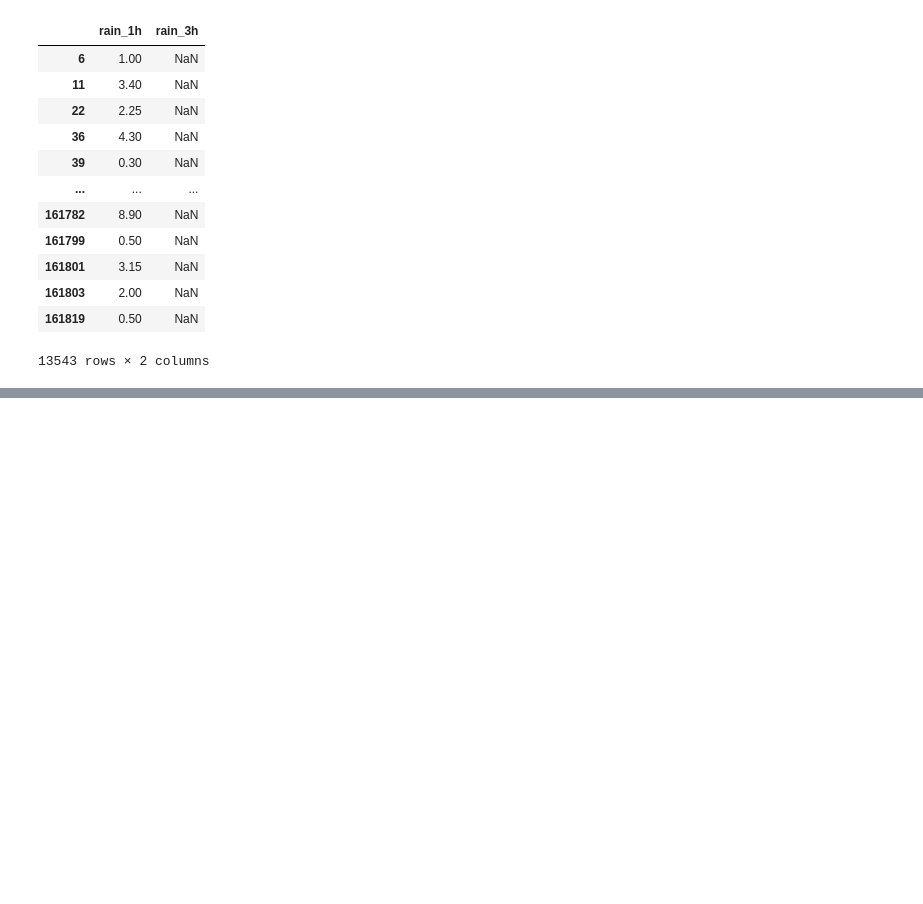
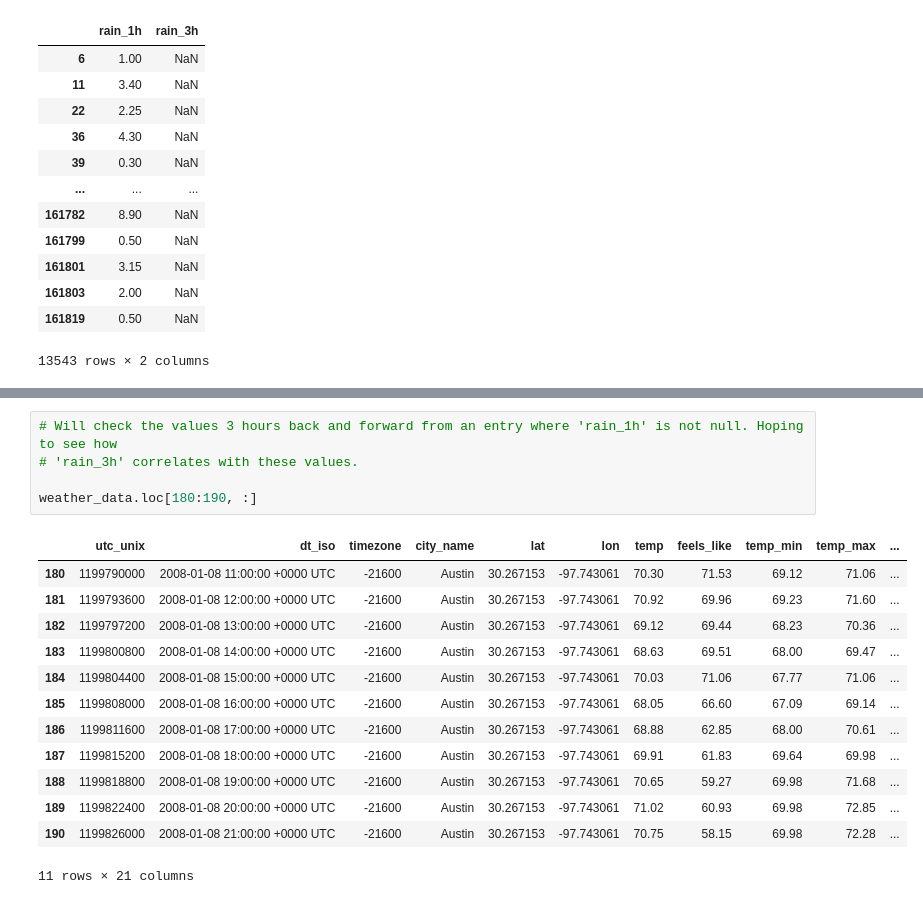
Before and after one commit to JacksonPeoples/Springboard, a Jupyter notebook: CapstoneTwo/DataWranglingFinal.ipynb, the cells around one changed output, grey strips where cells are left out. Saved outputs shown, nothing was run; the diff lists cells and outputs as text; blank space fills up the shorter version.

```diff
--- a/CapstoneTwo/DataWranglingFinal.ipynb
+++ b/CapstoneTwo/DataWranglingFinal.ipynb
@@ -402,0 +491,19 @@ df[['rain_1h','rain_3h']][df['rain_3h'].isna()][df['rain_1h'].notna()]
+# %%
+# Will check the values 3 hours back and forward from an entry where 'rain_1h' is not null. Hoping to see how
+# 'rain_3h' correlates with these values.
+
+weather_data.loc[180:190, :]
+# %% [output]
+|  | utc_unix | dt_iso | timezone | city_name | lat | lon | temp | feels_like | temp_min | temp_max | ... |
+| 180 | 1199790000 | 2008-01-08 11:00:00 +0000 UTC | -21600 | Austin | 30.267153 | -97.743061 | 70.30 | 71.53 | 69.12 | 71.06 | ... |
+| 181 | 1199793600 | 2008-01-08 12:00:00 +0000 UTC | -21600 | Austin | 30.267153 | -97.743061 | 70.92 | 69.96 | 69.23 | 71.60 | ... |
+| 182 | 1199797200 | 2008-01-08 13:00:00 +0000 UTC | -21600 | Austin | 30.267153 | -97.743061 | 69.12 | 69.44 | 68.23 | 70.36 | ... |
+| 183 | 1199800800 | 2008-01-08 14:00:00 +0000 UTC | -21600 | Austin | 30.267153 | -97.743061 | 68.63 | 69.51 | 68.00 | 69.47 | ... |
+| 184 | 1199804400 | 2008-01-08 15:00:00 +0000 UTC | -21600 | Austin | 30.267153 | -97.743061 | 70.03 | 71.06 | 67.77 | 71.06 | ... |
+| 185 | 1199808000 | 2008-01-08 16:00:00 +0000 UTC | -21600 | Austin | 30.267153 | -97.743061 | 68.05 | 66.60 | 67.09 | 69.14 | ... |
+| 186 | 1199811600 | 2008-01-08 17:00:00 +0000 UTC | -21600 | Austin | 30.267153 | -97.743061 | 68.88 | 62.85 | 68.00 | 70.61 | ... |
+| 187 | 1199815200 | 2008-01-08 18:00:00 +0000 UTC | -21600 | Austin | 30.267153 | -97.743061 | 69.91 | 61.83 | 69.64 | 69.98 | ... |
+| 188 | 1199818800 | 2008-01-08 19:00:00 +0000 UTC | -21600 | Austin | 30.267153 | -97.743061 | 70.65 | 59.27 | 69.98 | 71.68 | ... |
+| 189 | 1199822400 | 2008-01-08 20:00:00 +0000 UTC | -21600 | Austin | 30.267153 | -97.743061 | 71.02 | 60.93 | 69.98 | 72.85 | ... |
+| 190 | 1199826000 | 2008-01-08 21:00:00 +0000 UTC | -21600 | Austin | 30.267153 | -97.743061 | 70.75 | 58.15 | 69.98 | 72.28 | ... |
+11 rows × 21 columns
```
Also changed, not shown: parts of 40 cells of this notebook, 2 other files.
